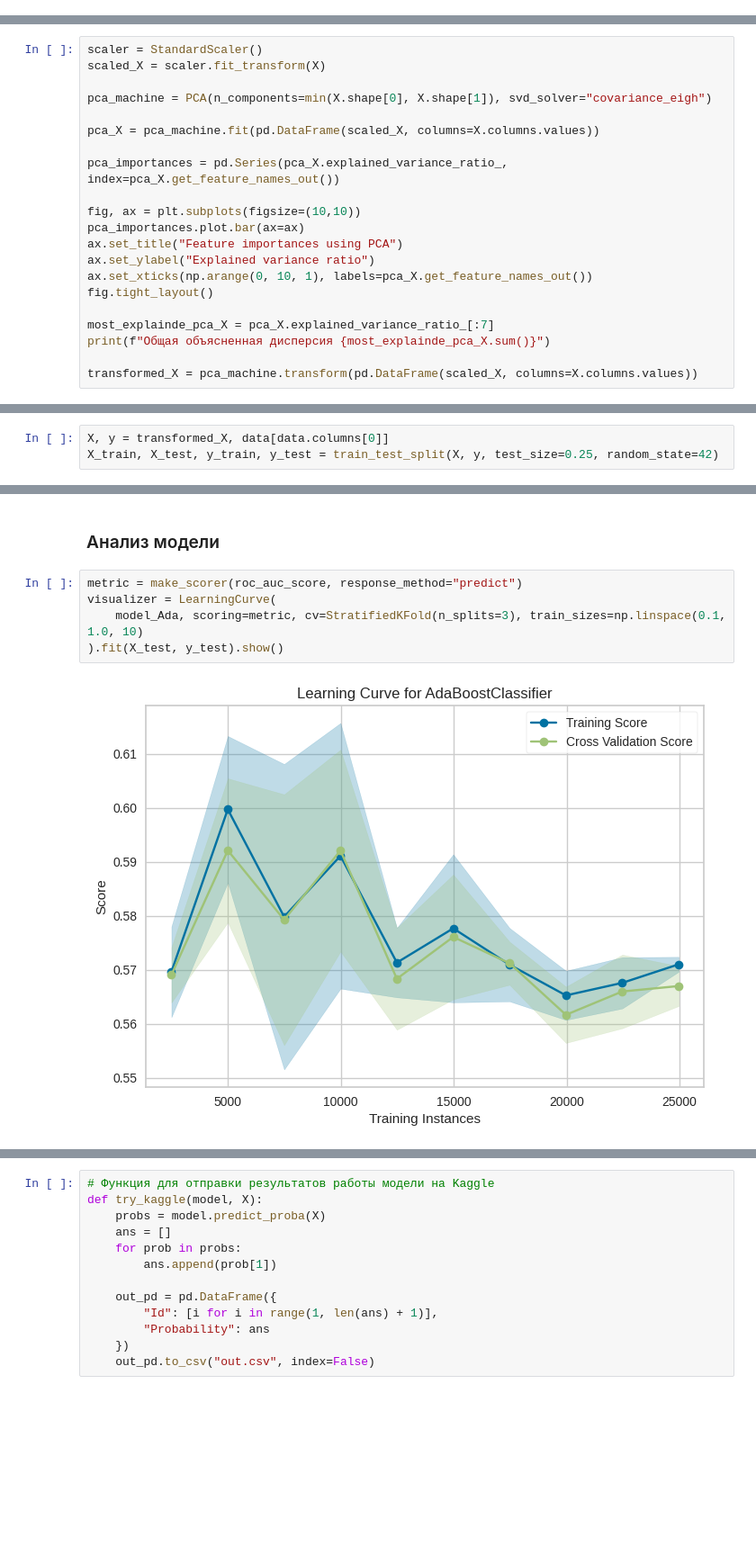
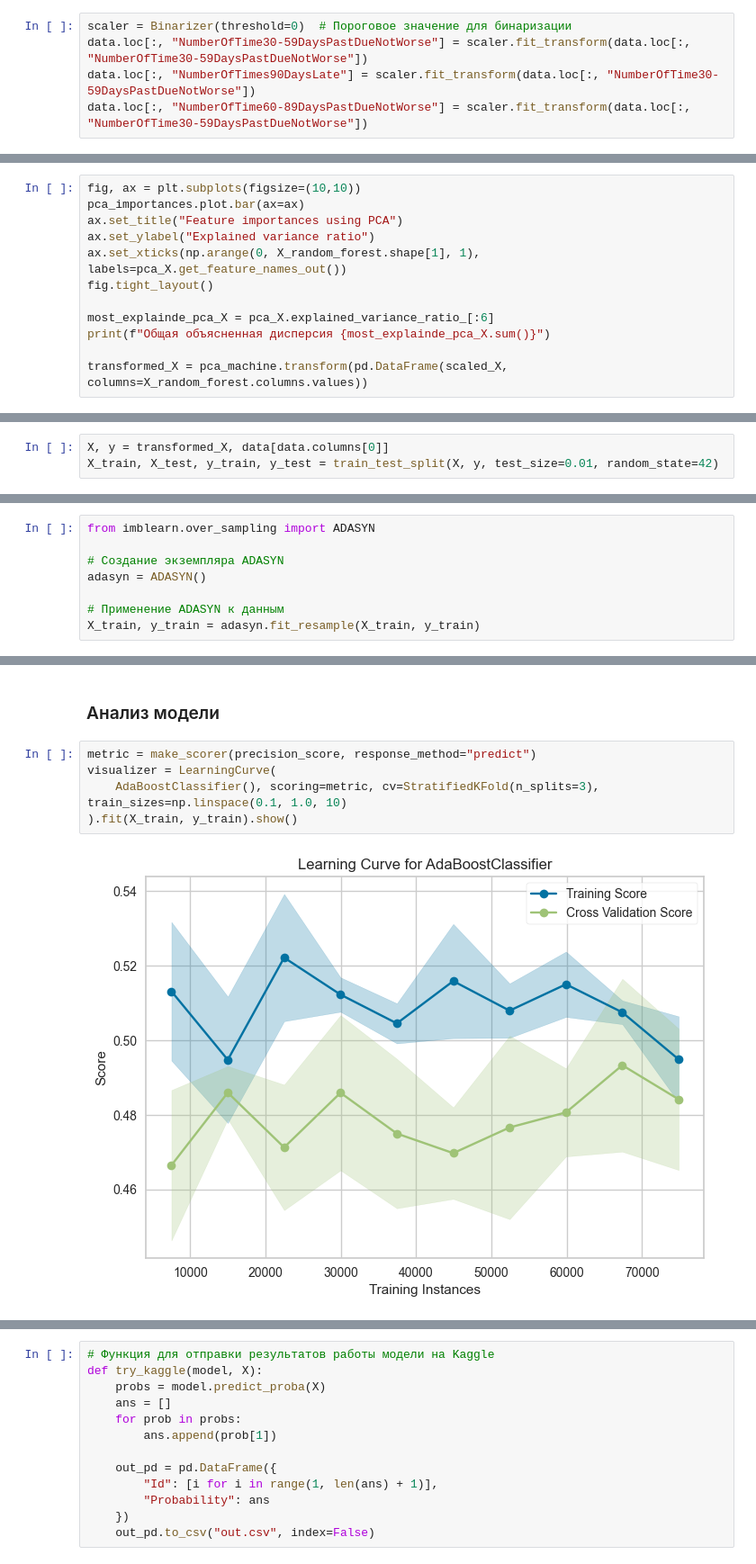
Before and after one commit to l00fi/bayes_optimization, a Jupyter notebook: main.ipynb, the cells around one changed output, grey strips where cells are left out. Shown at 90% size. Saved outputs shown, nothing was run; the diff lists cells and outputs as text; blank space fills up the shorter version.

```diff
--- a/main.ipynb
+++ b/main.ipynb
@@ -238,3 +290,8 @@ for column in data.columns:
+# %%
+scaler = Binarizer(threshold=0)  # Пороговое значение для бинаризации
+data.loc[:, "NumberOfTime30-59DaysPastDueNotWorse"] = scaler.fit_transform(data.loc[:, "NumberOfTime30-59DaysPastDueNotWorse"])
+data.loc[:, "NumberOfTimes90DaysLate"] = scaler.fit_transform(data.loc[:, "NumberOfTime30-59DaysPastDueNotWorse"])
+data.loc[:, "NumberOfTime60-89DaysPastDueNotWorse"] = scaler.fit_transform(data.loc[:, "NumberOfTime30-59DaysPastDueNotWorse"])
 # %% [markdown]
 ## Корреляционная матрица
 # %%
@@ -279,22 +395,13 @@ fig.tight_layout()
 # %%
-scaler = StandardScaler()
-scaled_X = scaler.fit_transform(X)
-
-pca_machine = PCA(n_components=min(X.shape[0], X.shape[1]), svd_solver="covariance_eigh")
-
-pca_X = pca_machine.fit(pd.DataFrame(scaled_X, columns=X.columns.values))
-
-pca_importances = pd.Series(pca_X.explained_variance_ratio_, index=pca_X.get_feature_names_out())
-
 fig, ax = plt.subplots(figsize=(10,10))
 pca_importances.plot.bar(ax=ax)
 ax.set_title("Feature importances using PCA")
 ax.set_ylabel("Explained variance ratio")
-ax.set_xticks(np.arange(0, 10, 1), labels=pca_X.get_feature_names_out())
+ax.set_xticks(np.arange(0, X_random_forest.shape[1], 1), labels=pca_X.get_feature_names_out())
 fig.tight_layout()
 
-most_explainde_pca_X = pca_X.explained_variance_ratio_[:7]
+most_explainde_pca_X = pca_X.explained_variance_ratio_[:6]
 print(f"Общая объясненная дисперсия {most_explainde_pca_X.sum()}")
 
-transformed_X = pca_machine.transform(pd.DataFrame(scaled_X, columns=X.columns.values))
+transformed_X = pca_machine.transform(pd.DataFrame(scaled_X, columns=X_random_forest.columns.values))
 # %% [output]
@@ -306,4 +413,4 @@ transformed_X = pca_machine.transform(pd.DataFrame(scaled_X, columns=X.columns.v
 Из-за огромного количества данных для теста достаточно 0.01 от всего массива данных
 # %%
 X, y = transformed_X, data[data.columns[0]]
-X_train, X_test, y_train, y_test = train_test_split(X, y, test_size=0.25, random_state=42)
+X_train, X_test, y_train, y_test = train_test_split(X, y, test_size=0.01, random_state=42)
@@ -311,0 +462,8 @@ X_train, X_test, y_train, y_test = train_test_split(X, y, test_size=0.25, random
+# %%
+from imblearn.over_sampling import ADASYN
+
+# Создание экземпляра ADASYN
+adasyn = ADASYN()
+
+# Применение ADASYN к данным
+X_train, y_train = adasyn.fit_resample(X_train, y_train)
@@ -584,9 +970,9 @@ print(f" ROC_AUC: {roc_auc_score(y_test, model_Ada.predict(X_test))}\n Cross val
 # %% [markdown]
 ### Анализ модели
 # %%
-metric = make_scorer(roc_auc_score, response_method="predict")
+metric = make_scorer(precision_score, response_method="predict")
 visualizer = LearningCurve(
-    model_Ada, scoring=metric, cv=StratifiedKFold(n_splits=3), train_sizes=np.linspace(0.1, 1.0, 10)
-).fit(X_test, y_test).show()
+    AdaBoostClassifier(), scoring=metric, cv=StratifiedKFold(n_splits=3), train_sizes=np.linspace(0.1, 1.0, 10)
+).fit(X_train, y_train).show()
 # %% [output]
-[figure, old version]
+[figure, new version]
```
Also changed, not shown: parts of 77 cells of this notebook, 1 other file.
